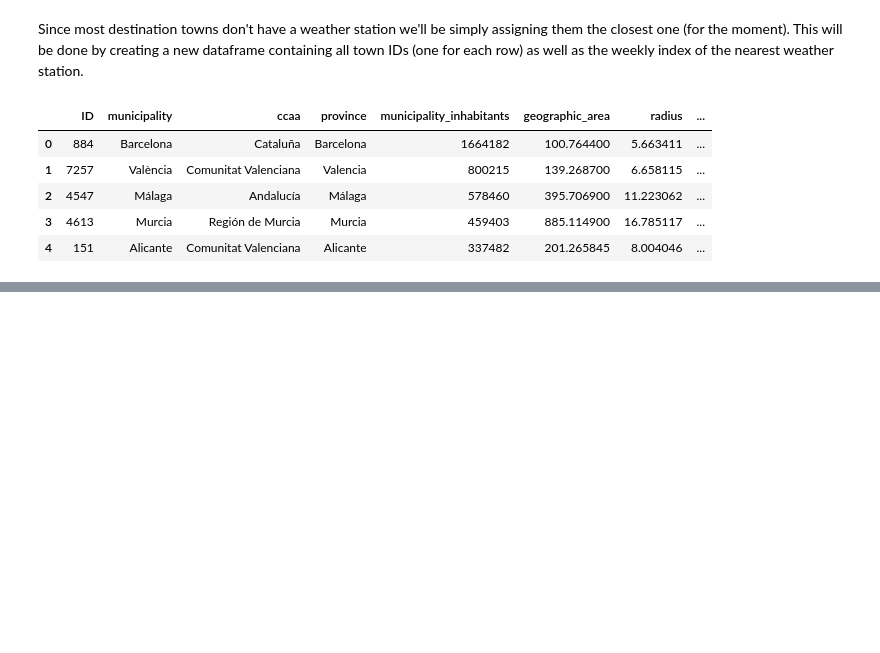
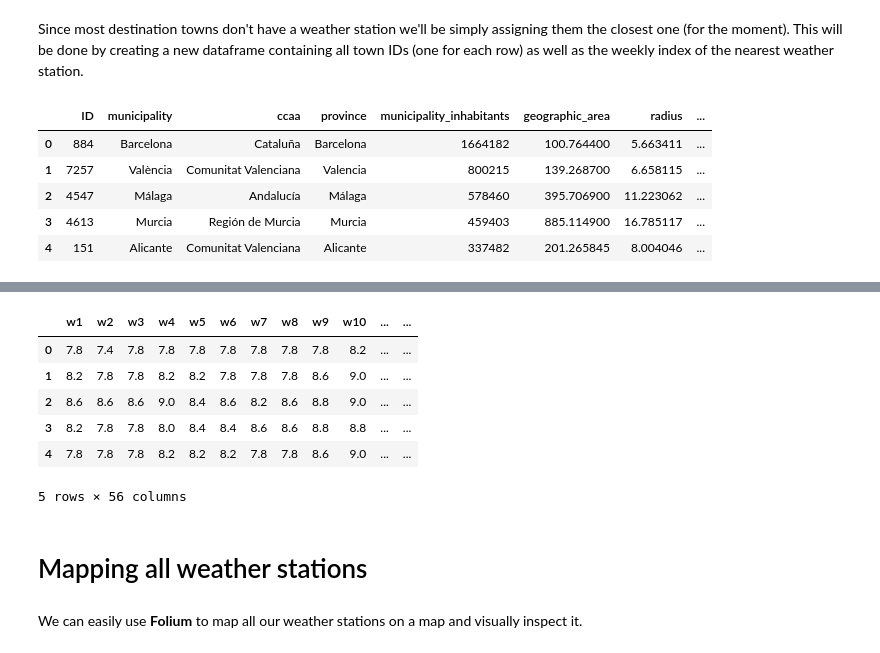
Before and after one commit to on2wheels-es/data, a Jupyter notebook: 8. Creating a weater API.ipynb, the cells around one changed output, grey strips where cells are left out. Cells and saved outputs as stored; diff of their text form; code cells hidden in the pictures; blank space fills up the shorter version.

```diff
--- a/8. Creating a weater API.ipynb
+++ b/8. Creating a weater API.ipynb
@@ -104,0 +165,18 @@ for i in range(len(df)):
+# %%
+#Filling missing values.
+
+df = df.fillna(0)
+# %%
+#Changing column names.
+
+for i in range(1,53):
+    df.columns.values[i] = 'w' + str(i+1)
+
+for i in range(1,53):
+    meteo.columns.values[i] = 'w' + str(i+1)
+# %%
+meteo.to_csv('meteo.csv', index=False)
+meteo = pd.read_csv('meteo.csv')
+
+df.to_csv('df.csv', index=False)
+df = pd.read_csv('df.csv')
@@ -104,0 +202,10 @@ for i in range(len(df)):
+# %%
+df.head()
+# %% [output]
+|  | w1 | w2 | w3 | w4 | w5 | w6 | w7 | w8 | w9 | w10 | ... | ... |
+| 0 | 7.8 | 7.4 | 7.8 | 7.8 | 7.8 | 7.8 | 7.8 | 7.8 | 7.8 | 8.2 | ... | ... |
+| 1 | 8.2 | 7.8 | 7.8 | 8.2 | 8.2 | 7.8 | 7.8 | 7.8 | 8.6 | 9.0 | ... | ... |
+| 2 | 8.6 | 8.6 | 8.6 | 9.0 | 8.4 | 8.6 | 8.2 | 8.6 | 8.8 | 9.0 | ... | ... |
+| 3 | 8.2 | 7.8 | 7.8 | 8.0 | 8.4 | 8.4 | 8.6 | 8.6 | 8.8 | 8.8 | ... | ... |
+| 4 | 7.8 | 7.8 | 7.8 | 8.2 | 8.2 | 8.2 | 7.8 | 7.8 | 8.6 | 9.0 | ... | ... |
+5 rows × 56 columns
@@ -104,0 +220,4 @@ for i in range(len(df)):
+# %% [markdown]
+# Mapping all weather stations
+# %% [markdown]
+We can easily use **Folium** to map all our weather stations on a map and visually inspect it.
```
Also changed, not shown: parts of 20 cells of this notebook, 4 other files.
